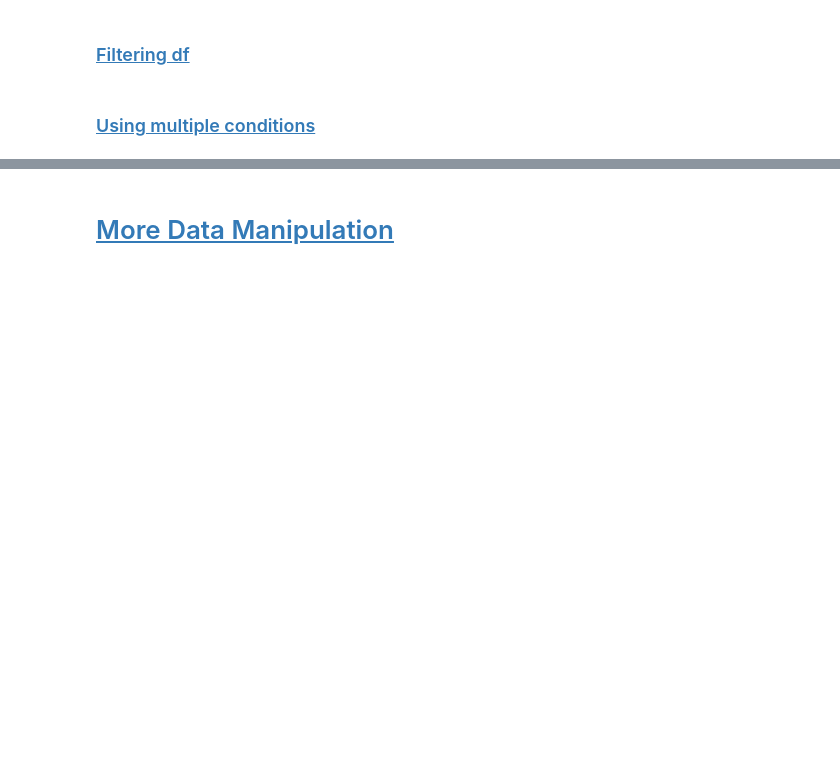
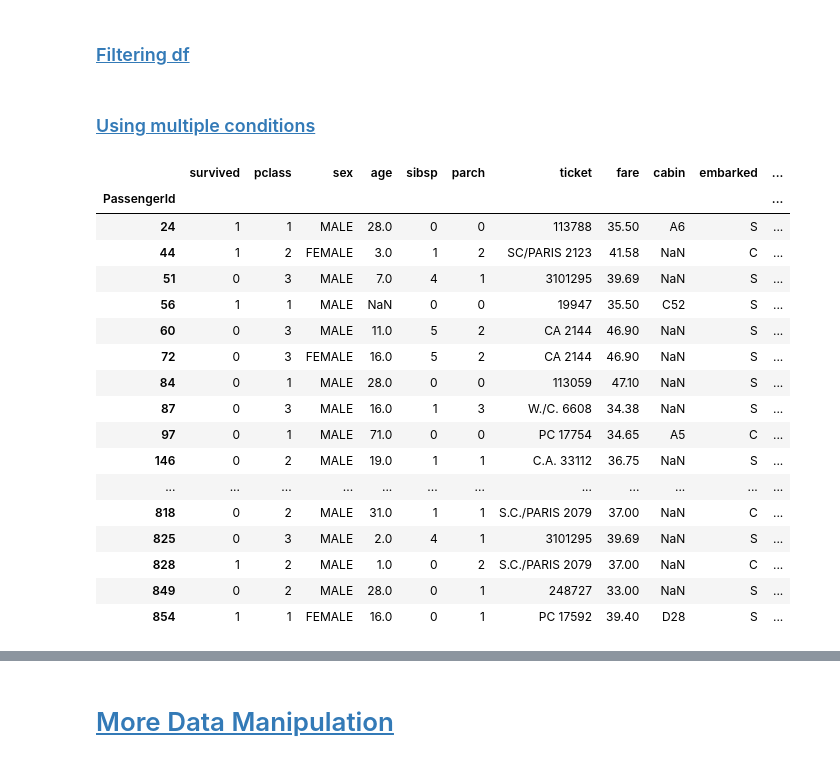
Before and after one commit to TheLazyCactus/ironhack-v4-data-lessons, a Jupyter notebook: cohorts/15_oct_24/02_data_wrangling_and_retrieval/W3D2_cleaning_and_data_manipulation.ipynb, the cells around one changed output, grey strips where cells are left out. Drawn from its saved outputs; the diff is of its cells as text; code cells hidden in the pictures; blank space fills up the shorter version.

```diff
--- a/cohorts/15_oct_24/02_data_wrangling_and_retrieval/W3D2_cleaning_and_data_manipulation.ipynb
+++ b/cohorts/15_oct_24/02_data_wrangling_and_retrieval/W3D2_cleaning_and_data_manipulation.ipynb
@@ -585,4 +588,25 @@ df[df.Fare > df.Fare.mean()]
 # %%
 # We can combine boolean operators with filters to add conditions
 # boolean operators: and is &, or is |
-df[(df.Fare > df.Fare.mean()) & (df.Fare <= 50)]
+
+# fare higher than mean but still lower than 50
+df[(df.fare > df.fare.mean()) & (df.fare <= 50)]
+# %% [output]
+|  | survived | pclass | sex | age | sibsp | parch | ticket | fare | cabin | embarked | ... |
+| PassengerId |  |  |  |  |  |  |  |  |  |  | ... |
+| 24 | 1 | 1 | MALE | 28.0 | 0 | 0 | 113788 | 35.50 | A6 | S | ... |
+| 44 | 1 | 2 | FEMALE | 3.0 | 1 | 2 | SC/PARIS 2123 | 41.58 | NaN | C | ... |
+| 51 | 0 | 3 | MALE | 7.0 | 4 | 1 | 3101295 | 39.69 | NaN | S | ... |
+| 56 | 1 | 1 | MALE | NaN | 0 | 0 | 19947 | 35.50 | C52 | S | ... |
+| 60 | 0 | 3 | MALE | 11.0 | 5 | 2 | CA 2144 | 46.90 | NaN | S | ... |
+| 72 | 0 | 3 | FEMALE | 16.0 | 5 | 2 | CA 2144 | 46.90 | NaN | S | ... |
+| 84 | 0 | 1 | MALE | 28.0 | 0 | 0 | 113059 | 47.10 | NaN | S | ... |
+| 87 | 0 | 3 | MALE | 16.0 | 1 | 3 | W./C. 6608 | 34.38 | NaN | S | ... |
+| 97 | 0 | 1 | MALE | 71.0 | 0 | 0 | PC 17754 | 34.65 | A5 | C | ... |
+| 146 | 0 | 2 | MALE | 19.0 | 1 | 1 | C.A. 33112 | 36.75 | NaN | S | ... |
+| ... | ... | ... | ... | ... | ... | ... | ... | ... | ... | ... | ... |
+| 818 | 0 | 2 | MALE | 31.0 | 1 | 1 | S.C./PARIS 2079 | 37.00 | NaN | C | ... |
+| 825 | 0 | 3 | MALE | 2.0 | 4 | 1 | 3101295 | 39.69 | NaN | S | ... |
+| 828 | 1 | 2 | MALE | 1.0 | 0 | 2 | S.C./PARIS 2079 | 37.00 | NaN | C | ... |
+| 849 | 0 | 2 | MALE | 28.0 | 0 | 1 | 248727 | 33.00 | NaN | S | ... |
+| 854 | 1 | 1 | FEMALE | 16.0 | 0 | 1 | PC 17592 | 39.40 | D28 | S | ... |
```
Also changed, not shown: parts of 17 cells of this notebook.
